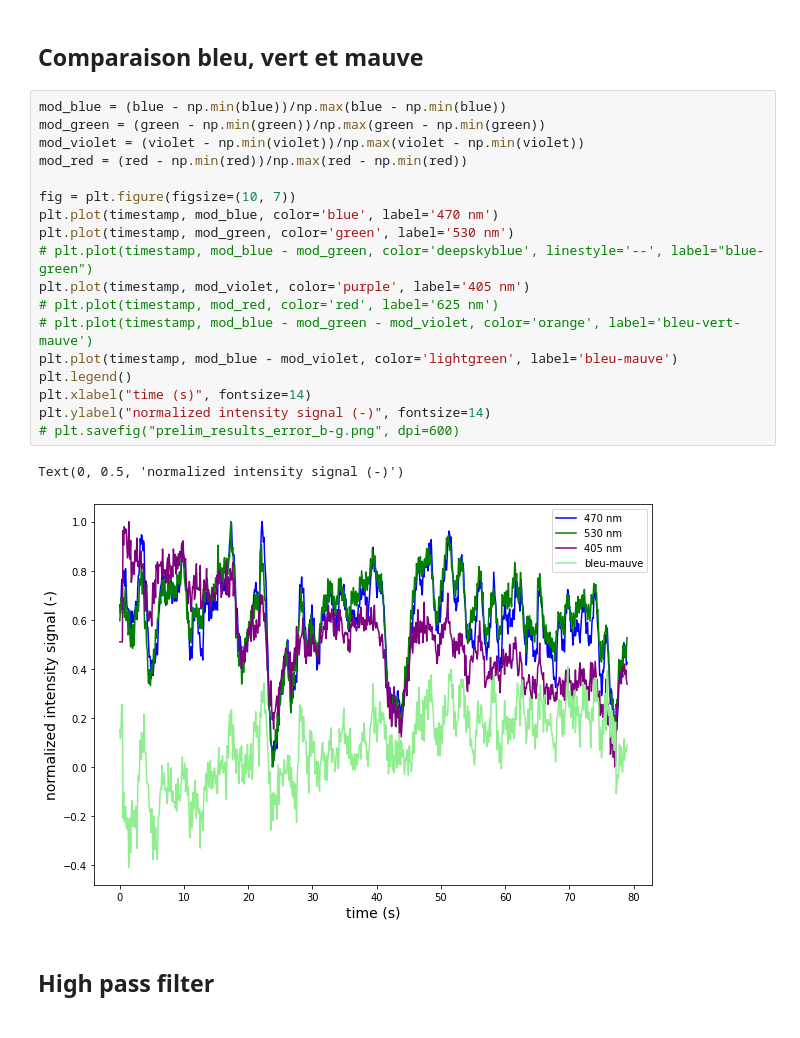
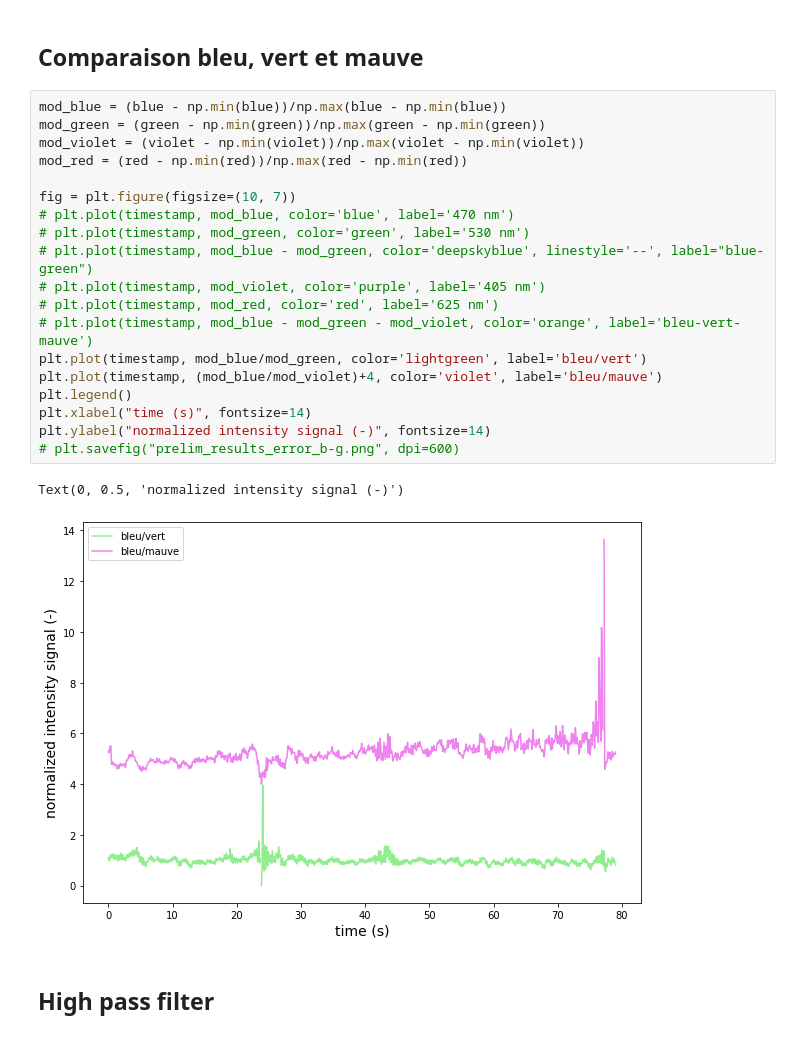
Before and after one commit to Laboratory-of-Vincent-Breton-Provencher/Widefield-Imaging-Acquisition, a Jupyter notebook: analysisPipeline/simplePlot.ipynb, the cells around one changed output. Saved outputs shown, nothing was run; the diff lists cells and outputs as text.

```diff
--- a/analysisPipeline/simplePlot.ipynb
+++ b/analysisPipeline/simplePlot.ipynb
@@ -49,24 +50,25 @@ Text(0, 0.5, 'normalized intensity signal (-)')
 # %%
 mod_blue = (blue - np.min(blue))/np.max(blue - np.min(blue))
 mod_green = (green - np.min(green))/np.max(green - np.min(green))
 mod_violet = (violet - np.min(violet))/np.max(violet - np.min(violet))
 mod_red = (red - np.min(red))/np.max(red - np.min(red))
 
 fig = plt.figure(figsize=(10, 7))
-plt.plot(timestamp, mod_blue, color='blue', label='470 nm')
-plt.plot(timestamp, mod_green, color='green', label='530 nm')
+# plt.plot(timestamp, mod_blue, color='blue', label='470 nm')
+# plt.plot(timestamp, mod_green, color='green', label='530 nm')
 # plt.plot(timestamp, mod_blue - mod_green, color='deepskyblue', linestyle='--', label="blue-green")
-plt.plot(timestamp, mod_violet, color='purple', label='405 nm')
+# plt.plot(timestamp, mod_violet, color='purple', label='405 nm')
 # plt.plot(timestamp, mod_red, color='red', label='625 nm')
 # plt.plot(timestamp, mod_blue - mod_green - mod_violet, color='orange', label='bleu-vert-mauve')
-plt.plot(timestamp, mod_blue - mod_violet, color='lightgreen', label='bleu-mauve')
+plt.plot(timestamp, mod_blue/mod_green, color='lightgreen', label='bleu/vert')
+plt.plot(timestamp, (mod_blue/mod_violet)+4, color='violet', label='bleu/mauve')
 plt.legend()
 plt.xlabel("time (s)", fontsize=14)
 plt.ylabel("normalized intensity signal (-)", fontsize=14)
 # plt.savefig("prelim_results_error_b-g.png", dpi=600)
 # %% [output]
 Text(0, 0.5, 'normalized intensity signal (-)')
-[figure, old version]
+[figure, new version]
 # %% [markdown]
 ## High pass filter
 # %%
```
Also changed, not shown: parts of 3 cells of this notebook, 6 other files.
